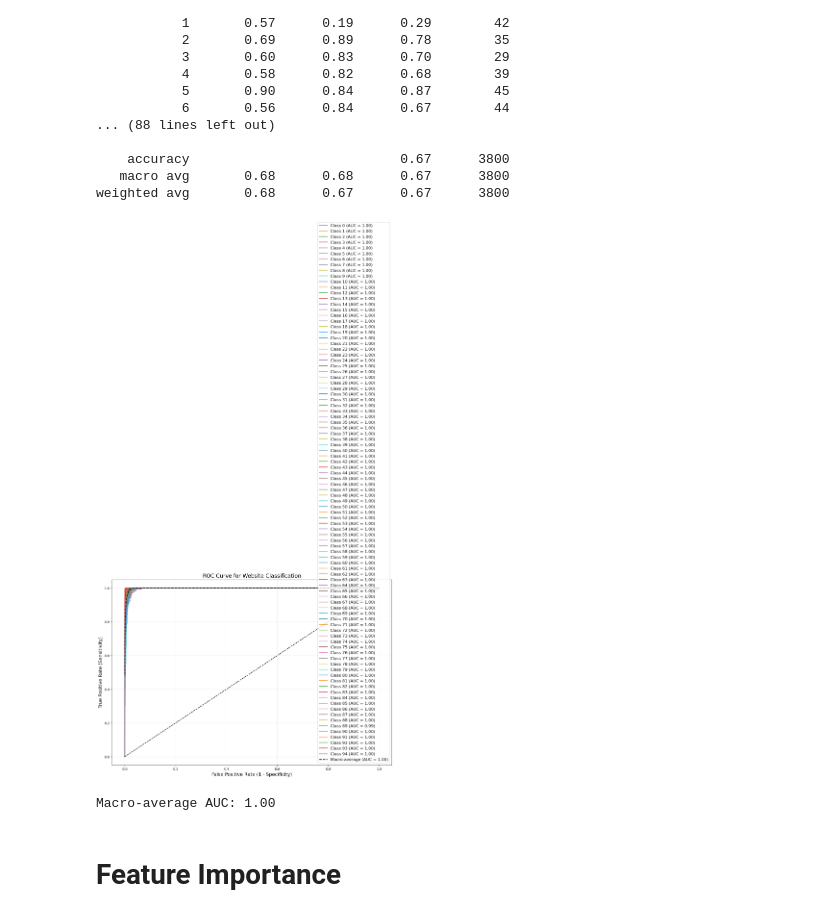
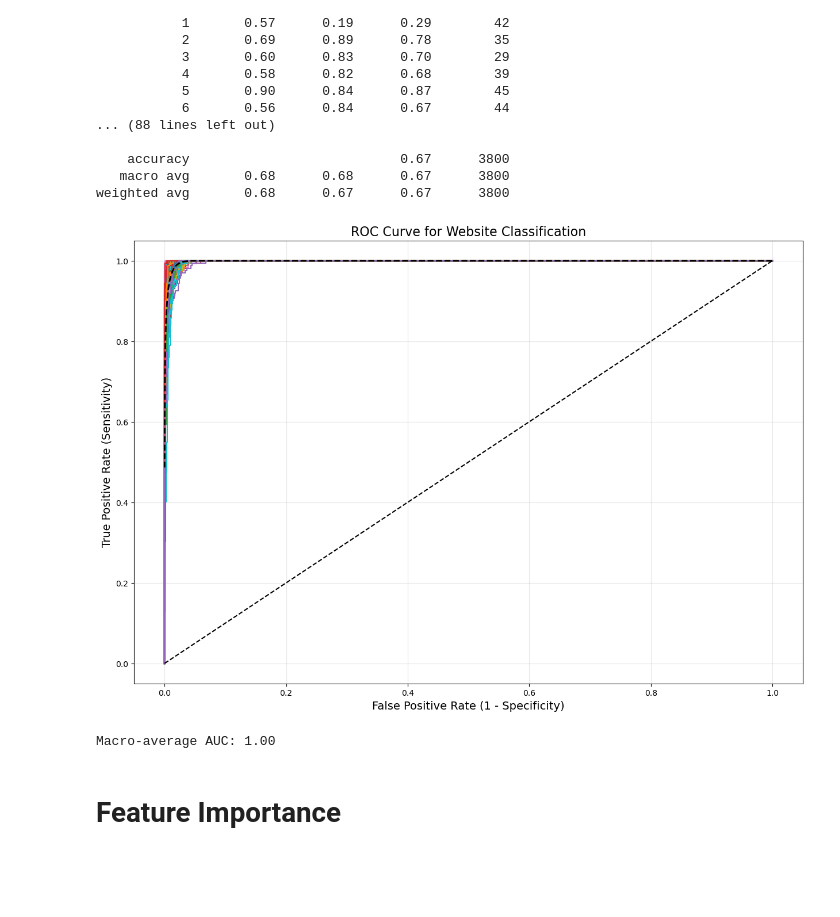
Before and after one commit to BettinaTee03/Machine-Learning-Group-Project, a Jupyter notebook: closedworld_multiclass.ipynb, the cells around one changed output. Cells and saved outputs as stored; diff of their text form; code cells hidden in the pictures; blank space fills up the shorter version.

```diff
--- a/closedworld_multiclass.ipynb
+++ b/closedworld_multiclass.ipynb
@@ -299,35 +299,34 @@ all_fpr = np.unique(np.concatenate([fpr_dict[i] for i in range(len(classes))]))
 mean_tpr = np.zeros_like(all_fpr)
 for i in range(len(classes)):
     mean_tpr += np.interp(all_fpr, fpr_dict[i], tpr_dict[i])
 
 # Average the TPR
 mean_tpr /= len(classes)
 
 # Compute macro-average AUC
 macro_roc_auc = auc(all_fpr, mean_tpr)
 
 # Plot macro-average ROC curve
 plt.plot(
     all_fpr, mean_tpr,
     color='black',
     linestyle='--',
     linewidth=2,
     label=f'Macro-average (AUC = {macro_roc_auc:.2f})'
 )
 
 # Add plot details
 plt.plot([0, 1], [0, 1], 'k--')  # Diagonal line
 plt.title('ROC Curve for Website Classification', fontsize=16)
 plt.xlabel('False Positive Rate (1 - Specificity)', fontsize=14)
 plt.ylabel('True Positive Rate (Sensitivity)', fontsize=14)
-plt.legend(loc='lower right', fontsize=12)
 plt.grid(alpha=0.3)
 plt.show()
 
 # Optional: Print macro-average AUC
 print(f"Macro-average AUC: {macro_roc_auc:.2f}")
 # %% [output]
-[figure, old version]
+[figure, new version]
 Macro-average AUC: 1.00
 # %% [markdown]
 # Feature Importance
```
